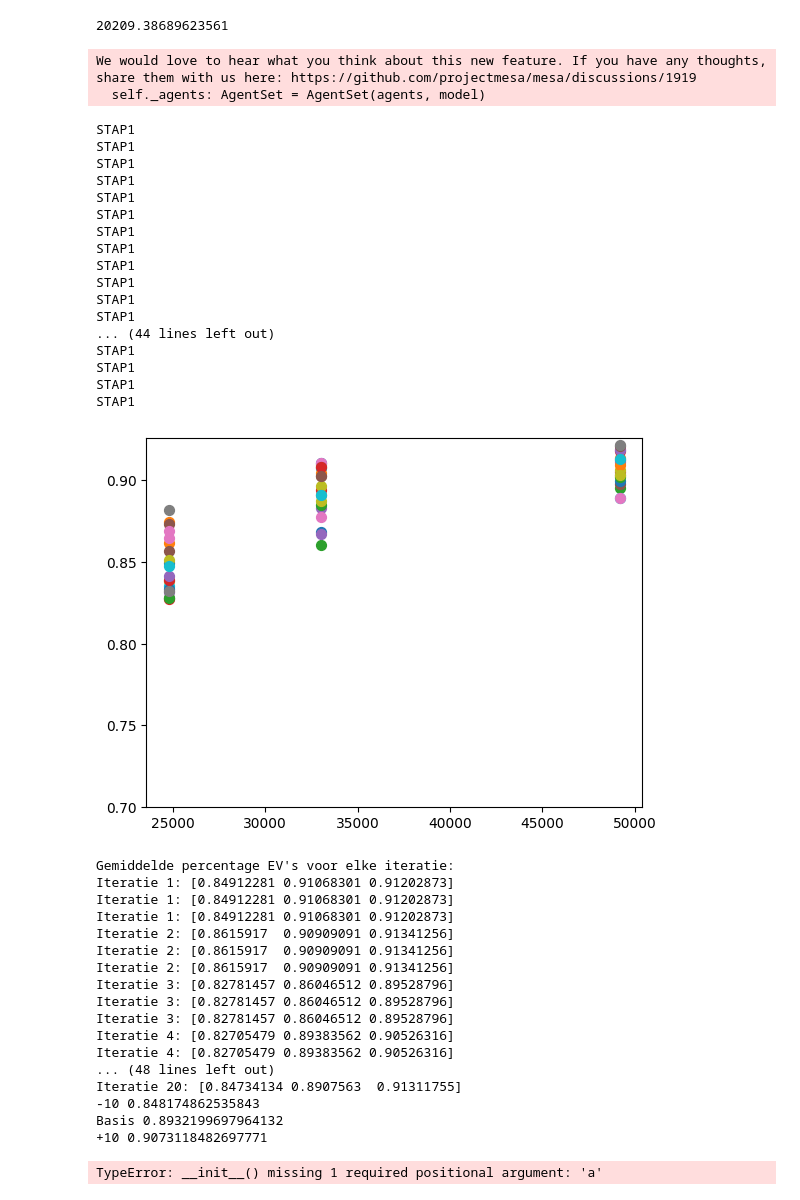
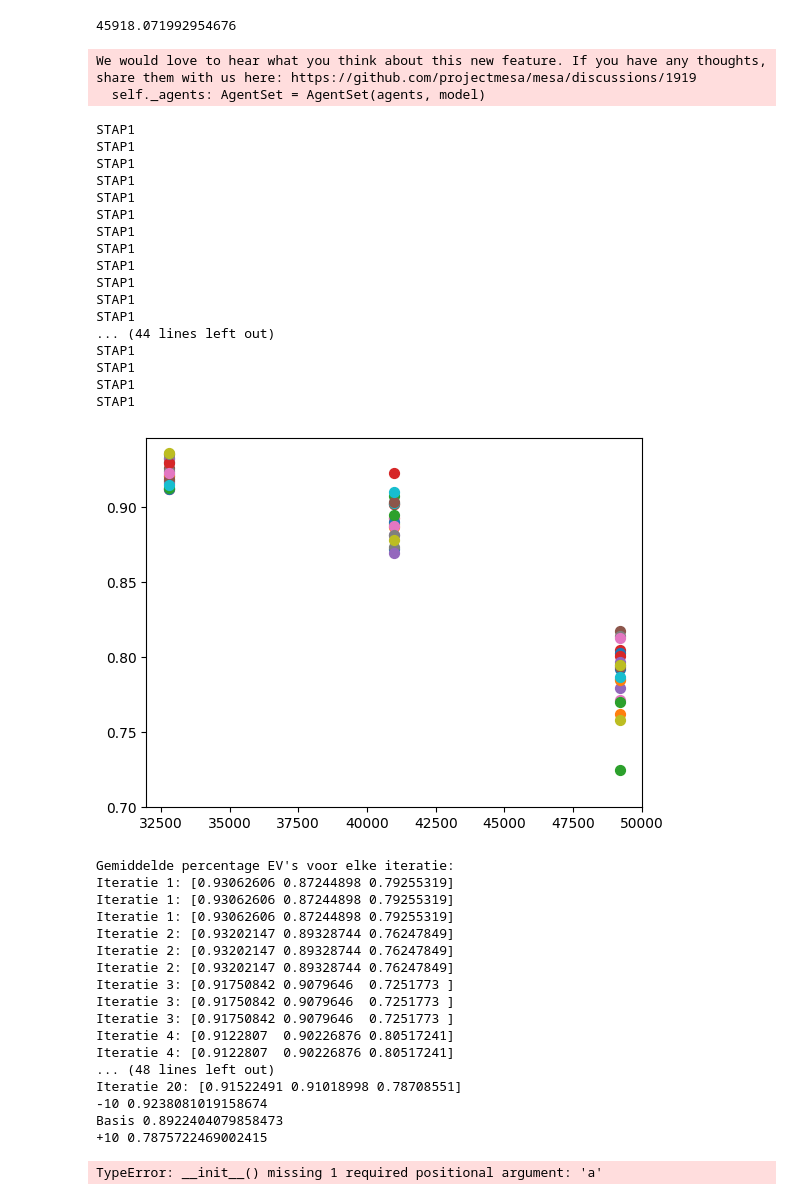
Before and after one commit to Rutgerkant/abm, a Jupyter notebook: Gevoeligheidsanalyse.ipynb, the cells around one changed output. Saved outputs shown, nothing was run; the diff lists cells and outputs as text; code cells hidden in the pictures.

```diff
--- a/Gevoeligheidsanalyse.ipynb
+++ b/Gevoeligheidsanalyse.ipynb
@@ -9,10 +9,10 @@ import numpy as np
 import matplotlib.pyplot as plt
 
 initial_waardes_prijs_ev = [32800, 41000, 49200]
-initial_waardes_prijs_fba = [24800, 33000, 49200]
+initial_waardes_prijs_fba = [26400, 33000, 39600]
 initial_waardes_drempelleeftijd = [38, 48, 58]
 
-initial_waardes_gevoeligheidsanalyse = [24800, 33000, 49200]
+initial_waardes_gevoeligheidsanalyse = [32800, 41000, 49200]
 
 avg_percentage_ev = np.zeros((3,20))
 
@@ -55,52 +55,52 @@ for i in range(20):
         print(f"Iteratie {i+1}: {avg_percentage_ev[:, i]}")
 
 avg_neg = som_neg/20
 avg_pos =som_pos/20
 avg_bas = som_bas/20
 
 
 print(f"-10 {avg_neg}")
 print(f"Basis {avg_bas}")
 print(f"+10 {avg_pos}")
 # %% [output]
-20209.38689623561
+45918.071992954676
 We would love to hear what you think about this new feature. If you have any thoughts, share them with us here: https://github.com/projectmesa/mesa/discussions/1919
   self._agents: AgentSet = AgentSet(agents, model)
 STAP1
 STAP1
 STAP1
 STAP1
 STAP1
 STAP1
 STAP1
 STAP1
 STAP1
 STAP1
 STAP1
 STAP1
 ... (44 lines left out)
 STAP1
 STAP1
 STAP1
 STAP1
-[figure, old version]
+[figure, new version]
 Gemiddelde percentage EV's voor elke iteratie:
-Iteratie 1: [0.84912281 0.91068301 0.91202873]
-Iteratie 1: [0.84912281 0.91068301 0.91202873]
-Iteratie 1: [0.84912281 0.91068301 0.91202873]
-Iteratie 2: [0.8615917  0.90909091 0.91341256]
-Iteratie 2: [0.8615917  0.90909091 0.91341256]
-Iteratie 2: [0.8615917  0.90909091 0.91341256]
-Iteratie 3: [0.82781457 0.86046512 0.89528796]
-Iteratie 3: [0.82781457 0.86046512 0.89528796]
-Iteratie 3: [0.82781457 0.86046512 0.89528796]
-Iteratie 4: [0.82705479 0.89383562 0.90526316]
-Iteratie 4: [0.82705479 0.89383562 0.90526316]
+Iteratie 1: [0.93062606 0.87244898 0.79255319]
+Iteratie 1: [0.93062606 0.87244898 0.79255319]
+Iteratie 1: [0.93062606 0.87244898 0.79255319]
+Iteratie 2: [0.93202147 0.89328744 0.76247849]
+Iteratie 2: [0.93202147 0.89328744 0.76247849]
+Iteratie 2: [0.93202147 0.89328744 0.76247849]
+Iteratie 3: [0.91750842 0.9079646  0.7251773 ]
+Iteratie 3: [0.91750842 0.9079646  0.7251773 ]
+Iteratie 3: [0.91750842 0.9079646  0.7251773 ]
+Iteratie 4: [0.9122807  0.90226876 0.80517241]
+Iteratie 4: [0.9122807  0.90226876 0.80517241]
 ... (48 lines left out)
-Iteratie 20: [0.84734134 0.8907563  0.91311755]
--10 0.848174862535843
-Basis 0.8932199697964132
-+10 0.9073118482697771
+Iteratie 20: [0.91522491 0.91018998 0.78708551]
+-10 0.9238081019158674
+Basis 0.8922404079858473
++10 0.7875722469002415
 # %%
 from BaseModel import BaseModelSub
 from SubsidieModel import SubsidieModel
```
Also changed, not shown: 1 other file.
